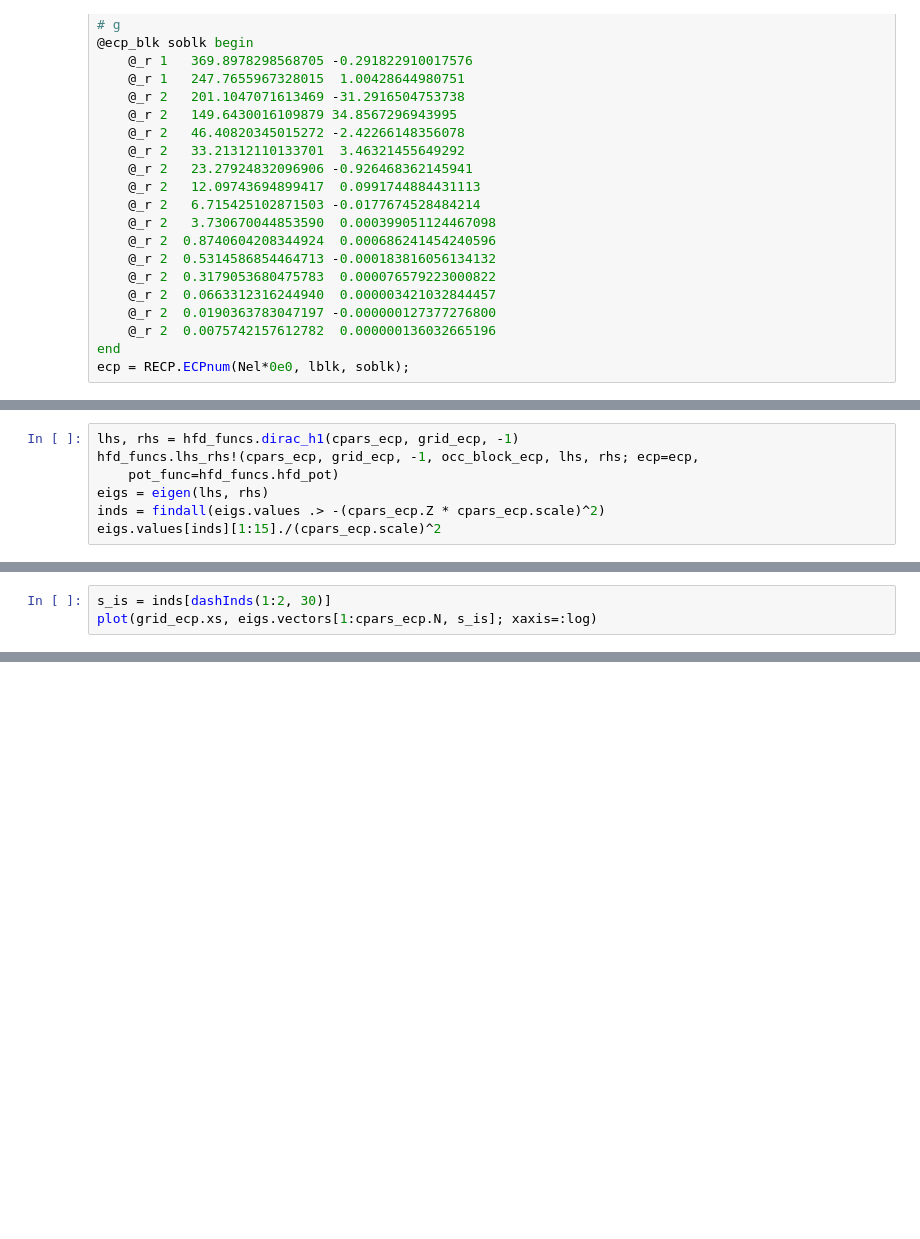
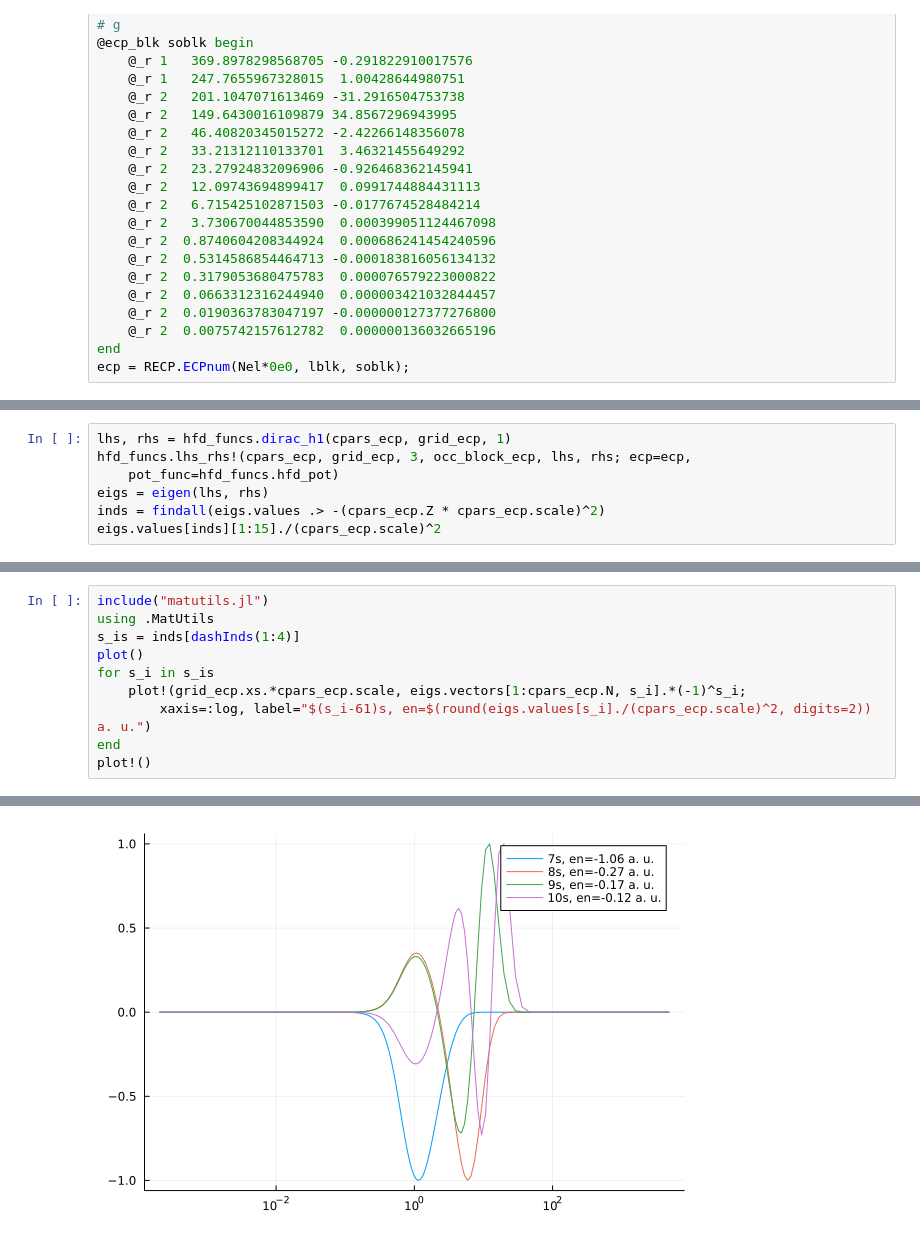
Before and after one commit to jeral2007/hfd_julia, a Jupyter notebook: thorium.ipynb, the cells around one changed output, grey strips where cells are left out. Drawn from its saved outputs; the diff is of its cells as text; blank space fills up the shorter version.

```diff
--- a/thorium.ipynb
+++ b/thorium.ipynb
@@ -235,6 +355,6 @@ rep[end-8:end, :]
 # %%
-lhs, rhs = hfd_funcs.dirac_h1(cpars_ecp, grid_ecp, -1)
-hfd_funcs.lhs_rhs!(cpars_ecp, grid_ecp, -1, occ_block_ecp, lhs, rhs; ecp=ecp,
+lhs, rhs = hfd_funcs.dirac_h1(cpars_ecp, grid_ecp, 1)
+hfd_funcs.lhs_rhs!(cpars_ecp, grid_ecp, 3, occ_block_ecp, lhs, rhs; ecp=ecp,
     pot_func=hfd_funcs.hfd_pot)
 eigs = eigen(lhs, rhs)
 inds = findall(eigs.values .> -(cpars_ecp.Z * cpars_ecp.scale)^2)
@@ -242,3 +379,11 @@ eigs.values[inds][1:15]./(cpars_ecp.scale)^2
 # %%
-s_is = inds[dashInds(1:2, 30)]
-plot(grid_ecp.xs, eigs.vectors[1:cpars_ecp.N, s_is]; xaxis=:log)
+include("matutils.jl")
+using .MatUtils
+s_is = inds[dashInds(1:4)]
+plot()
+for s_i in s_is
+    plot!(grid_ecp.xs.*cpars_ecp.scale, eigs.vectors[1:cpars_ecp.N, s_i].*(-1)^s_i;
+        xaxis=:log, label="$(s_i-61)s, en=$(round(eigs.values[s_i]./(cpars_ecp.scale)^2, digits=2)) a. u.")
+end
+plot!()
+# %% [output]
@@ -245 +392,2 @@ plot(grid_ecp.xs, eigs.vectors[1:cpars_ecp.N, s_is]; xaxis=:log)
+[figure, added]
 # %%
```
Also changed, not shown: parts of 25 cells of this notebook, 6 other files.
